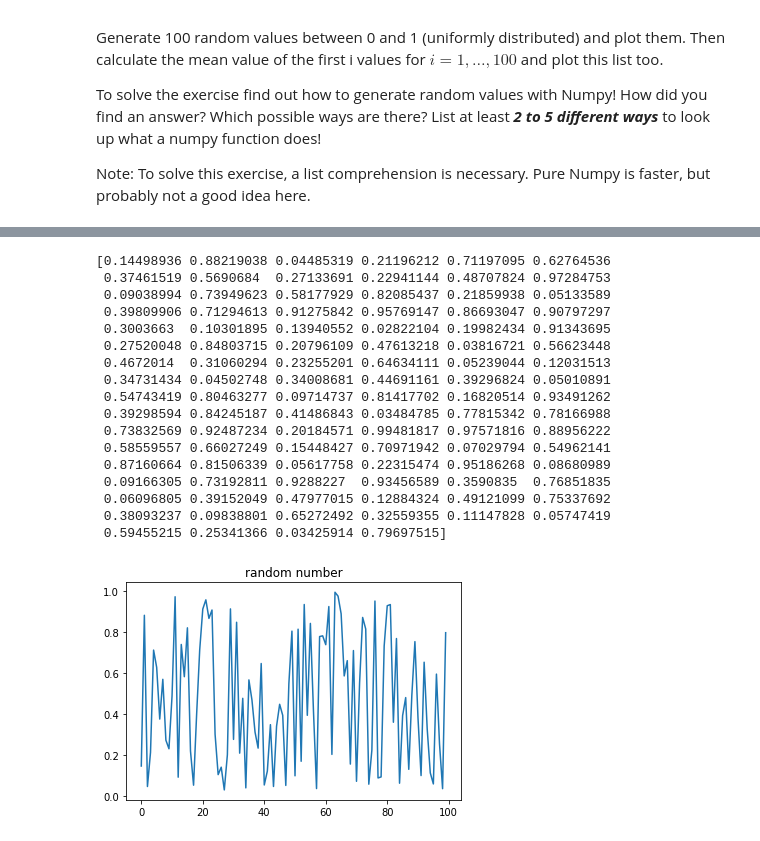
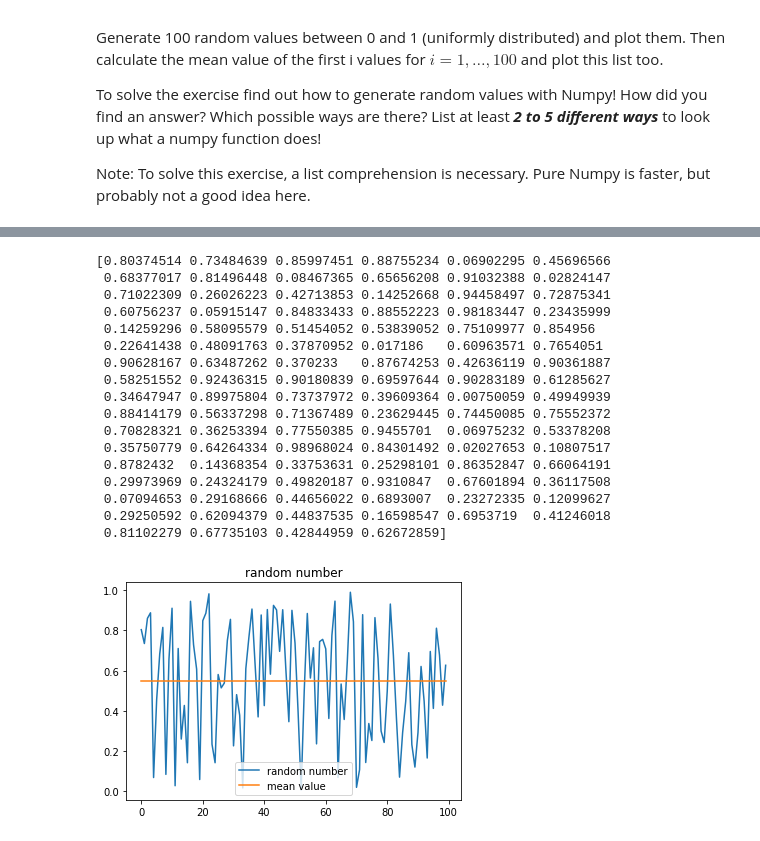
Before and after one commit to Bokubst/homework-scientific-computing, a Jupyter notebook: homework04-python-scientific-ecosystem/Homework 4-Vibol SAN.ipynb, the cells around one changed output, grey strips where cells are left out. Saved outputs shown, nothing was run; the diff lists cells and outputs as text; code cells hidden in the pictures.

```diff
--- a/homework04-python-scientific-ecosystem/Homework 4-Vibol SAN.ipynb
+++ b/homework04-python-scientific-ecosystem/Homework 4-Vibol SAN.ipynb
@@ -129,28 +145,31 @@ plt.show()
 # %%
 random1 = np.random.rand(100)
+ran_mean1 = [np.mean(random1) for i in random1]
 print(random1)
 
 plt.plot(random1, label = 'random number')
+plt.plot(ran_mean1, label = 'mean value')
 plt.title('random number')
+plt.legend()
 plt.show()
 # %% [output]
-[0.14498936 0.88219038 0.04485319 0.21196212 0.71197095 0.62764536
- 0.37461519 0.5690684  0.27133691 0.22941144 0.48707824 0.97284753
- 0.09038994 0.73949623 0.58177929 0.82085437 0.21859938 0.05133589
- 0.39809906 0.71294613 0.91275842 0.95769147 0.86693047 0.90797297
- 0.3003663  0.10301895 0.13940552 0.02822104 0.19982434 0.91343695
- 0.27520048 0.84803715 0.20796109 0.47613218 0.03816721 0.56623448
- 0.4672014  0.31060294 0.23255201 0.64634111 0.05239044 0.12031513
- 0.34731434 0.04502748 0.34008681 0.44691161 0.39296824 0.05010891
- 0.54743419 0.80463277 0.09714737 0.81417702 0.16820514 0.93491262
- 0.39298594 0.84245187 0.41486843 0.03484785 0.77815342 0.78166988
- 0.73832569 0.92487234 0.20184571 0.99481817 0.97571816 0.88956222
- 0.58559557 0.66027249 0.15448427 0.70971942 0.07029794 0.54962141
- 0.87160664 0.81506339 0.05617758 0.22315474 0.95186268 0.08680989
- 0.09166305 0.73192811 0.9288227  0.93456589 0.3590835  0.76851835
- 0.06096805 0.39152049 0.47977015 0.12884324 0.49121099 0.75337692
- 0.38093237 0.09838801 0.65272492 0.32559355 0.11147828 0.05747419
- 0.59455215 0.25341366 0.03425914 0.79697515]
+[0.80374514 0.73484639 0.85997451 0.88755234 0.06902295 0.45696566
+ 0.68377017 0.81496448 0.08467365 0.65656208 0.91032388 0.02824147
+ 0.71022309 0.26026223 0.42713853 0.14252668 0.94458497 0.72875341
+ 0.60756237 0.05915147 0.84833433 0.88552223 0.98183447 0.23435999
+ 0.14259296 0.58095579 0.51454052 0.53839052 0.75109977 0.854956
+ 0.22641438 0.48091763 0.37870952 0.017186   0.60963571 0.7654051
+ 0.90628167 0.63487262 0.370233   0.87674253 0.42636119 0.90361887
+ 0.58251552 0.92436315 0.90180839 0.69597644 0.90283189 0.61285627
+ 0.34647947 0.89975804 0.73737972 0.39609364 0.00750059 0.49949939
+ 0.88414179 0.56337298 0.71367489 0.23629445 0.74450085 0.75552372
+ 0.70828321 0.36253394 0.77550385 0.9455701  0.06975232 0.53378208
+ 0.35750779 0.64264334 0.98968024 0.84301492 0.02027653 0.10807517
+ 0.8782432  0.14368354 0.33753631 0.25298101 0.86352847 0.66064191
+ 0.29973969 0.24324179 0.49820187 0.9310847  0.67601894 0.36117508
+ 0.07094653 0.29168666 0.44656022 0.6893007  0.23272335 0.12099627
+ 0.29250592 0.62094379 0.44837535 0.16598547 0.6953719  0.41246018
+ 0.81102279 0.67735103 0.42844959 0.62672859]
-[figure, old version]
+[figure, new version]
 # %%
 random2 = np.random.uniform(size=100)
```
Also changed, not shown: parts of 6 cells of this notebook.
